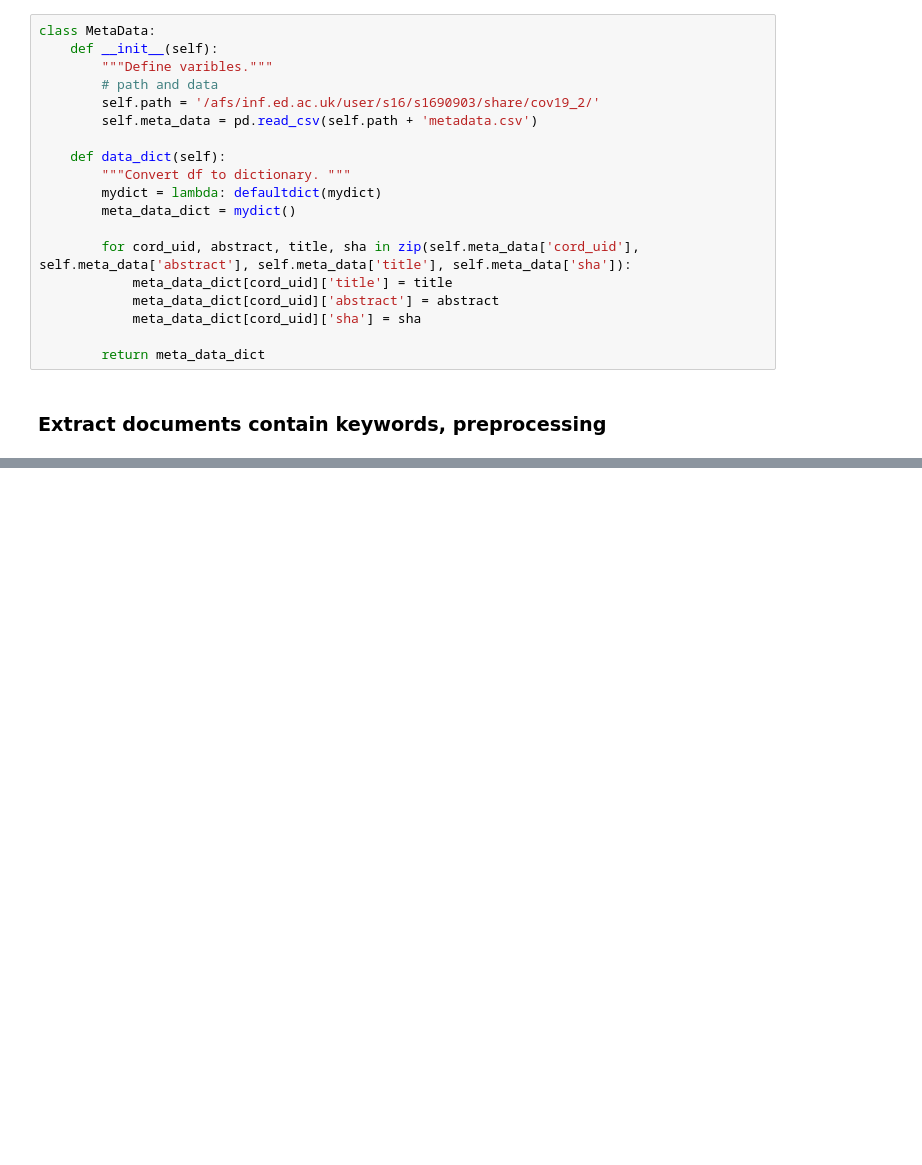
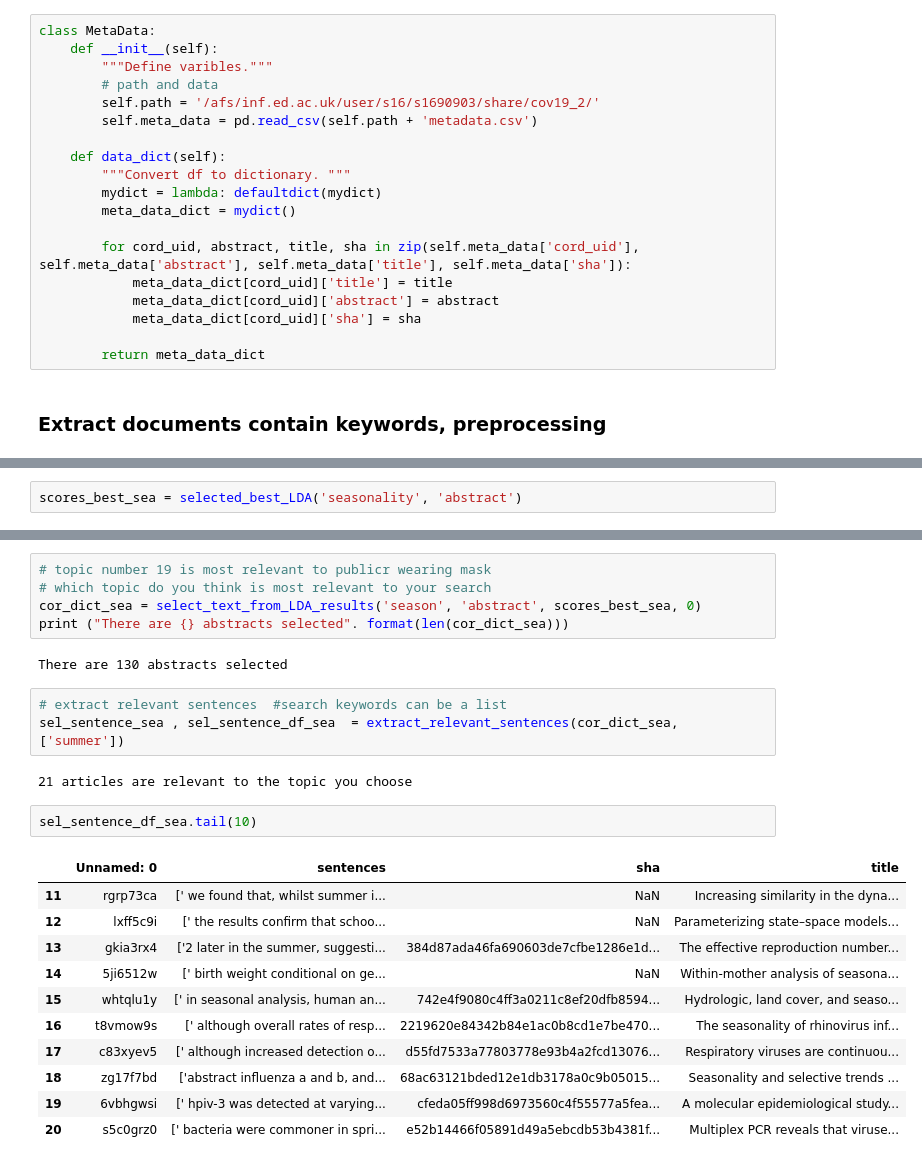
Before and after one commit to luciasalar/covid-19-kaggle, a Jupyter notebook: project_submission.ipynb, the cells around one changed output, grey strips where cells are left out. Drawn from its saved outputs; the diff is of its cells as text; blank space fills up the shorter version.

```diff
--- a/project_submission.ipynb
+++ b/project_submission.ipynb
@@ -321,0 +707,2 @@ class MatchArticleBody:
+# %%
+scores_best_sea = selected_best_LDA('seasonality', 'abstract')
@@ -321,0 +727,26 @@ class MatchArticleBody:
+# %%
+# topic number 19 is most relevant to publicr wearing mask
+# which topic do you think is most relevant to your search
+cor_dict_sea = select_text_from_LDA_results('season', 'abstract', scores_best_sea, 0)
+print ("There are {} abstracts selected". format(len(cor_dict_sea)))
+# %% [output]
+There are 130 abstracts selected
+# %%
+# extract relevant sentences  #search keywords can be a list
+sel_sentence_sea , sel_sentence_df_sea  = extract_relevant_sentences(cor_dict_sea, ['summer'])
+# %% [output]
+21 articles are relevant to the topic you choose
+# %%
+sel_sentence_df_sea.tail(10)
+# %% [output]
+|  | Unnamed: 0 | sentences | sha | title |
+| 11 | rgrp73ca | [' we found that, whilst summer i... | NaN | Increasing similarity in the dyna... |
+| 12 | lxff5c9i | [' the results confirm that schoo... | NaN | Parameterizing state–space models... |
+| 13 | gkia3rx4 | ['2 later in the summer, suggesti... | 384d87ada46fa690603de7cfbe1286e1d... | The effective reproduction number... |
+| 14 | 5ji6512w | [' birth weight conditional on ge... | NaN | Within-mother analysis of seasona... |
+| 15 | whtqlu1y | [' in seasonal analysis, human an... | 742e4f9080c4ff3a0211c8ef20dfb8594... | Hydrologic, land cover, and seaso... |
+| 16 | t8vmow9s | [' although overall rates of resp... | 2219620e84342b84e1ac0b8cd1e7be470... | The seasonality of rhinovirus inf... |
+| 17 | c83xyev5 | [' although increased detection o... | d55fd7533a77803778e93b4a2fcd13076... | Respiratory viruses are continuou... |
+| 18 | zg17f7bd | ['abstract influenza a and b, and... | 68ac63121bded12e1db3178a0c9b05015... | Seasonality and selective trends ... |
+| 19 | 6vbhgwsi | [' hpiv-3 was detected at varying... | cfeda05ff998d6973560c4f55577a5fea... | A molecular epidemiological study... |
+| 20 | s5c0grz0 | [' bacteria were commoner in spri... | e52b14466f05891d49a5ebcdb53b4381f... | Multiplex PCR reveals that viruse... |
```
Also changed, not shown: parts of 33 cells of this notebook.
